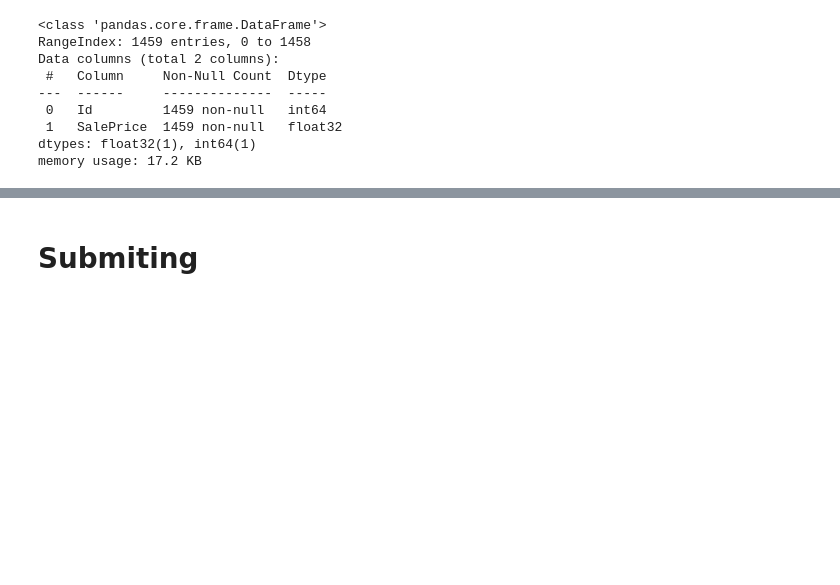
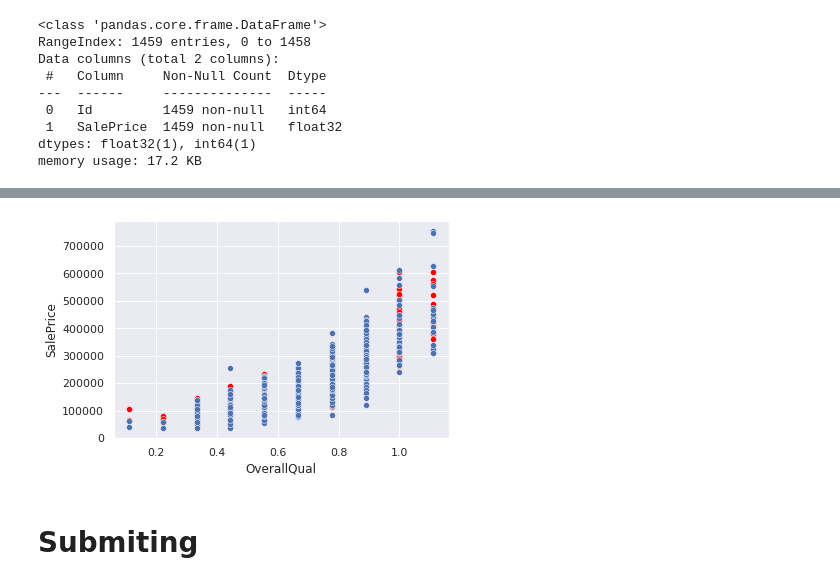
Before and after one commit to giampa-code/housing_price_kaggle, a Jupyter notebook: models/xgboost_v0.ipynb, the cells around one changed output, grey strips where cells are left out. Saved outputs shown, nothing was run; the diff lists cells and outputs as text; code cells hidden in the pictures; blank space fills up the shorter version.

```diff
--- a/models/xgboost_v0.ipynb
+++ b/models/xgboost_v0.ipynb
@@ -10,6 +10,9 @@ import numpy as np
 import pandas as pd
 import os
 import matplotlib.pyplot as plt
+import seaborn as sns
+sns.set(font_scale=1)
+
 
 from sklearn.model_selection import train_test_split
 from sklearn.metrics import accuracy_score,r2_score,mean_squared_error,mean_absolute_error,auc,roc_curve,confusion_matrix
@@ -117,3 +129,8 @@ memory usage: 17.2 KB
+# %%
+sns.scatterplot(x=test['OverallQual'],y=final['SalePrice'],color="red");
+sns.scatterplot(x=train['OverallQual'],y=train['SalePrice']);
+# %% [output]
+[figure, added]
 # %% [markdown]
 # Submiting
 # %%
```
Also changed, not shown: parts of 6 cells of this notebook, 5 other files.
